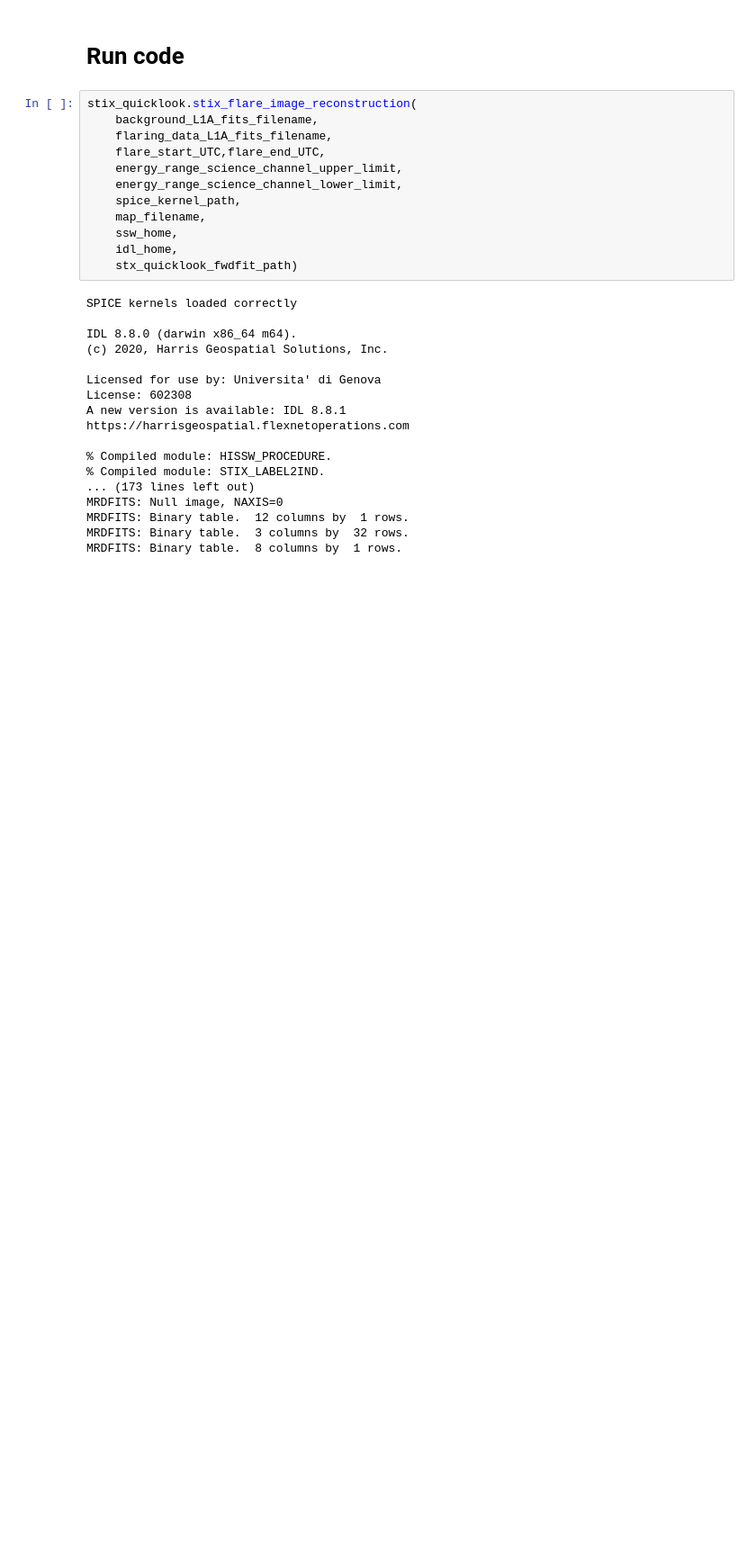
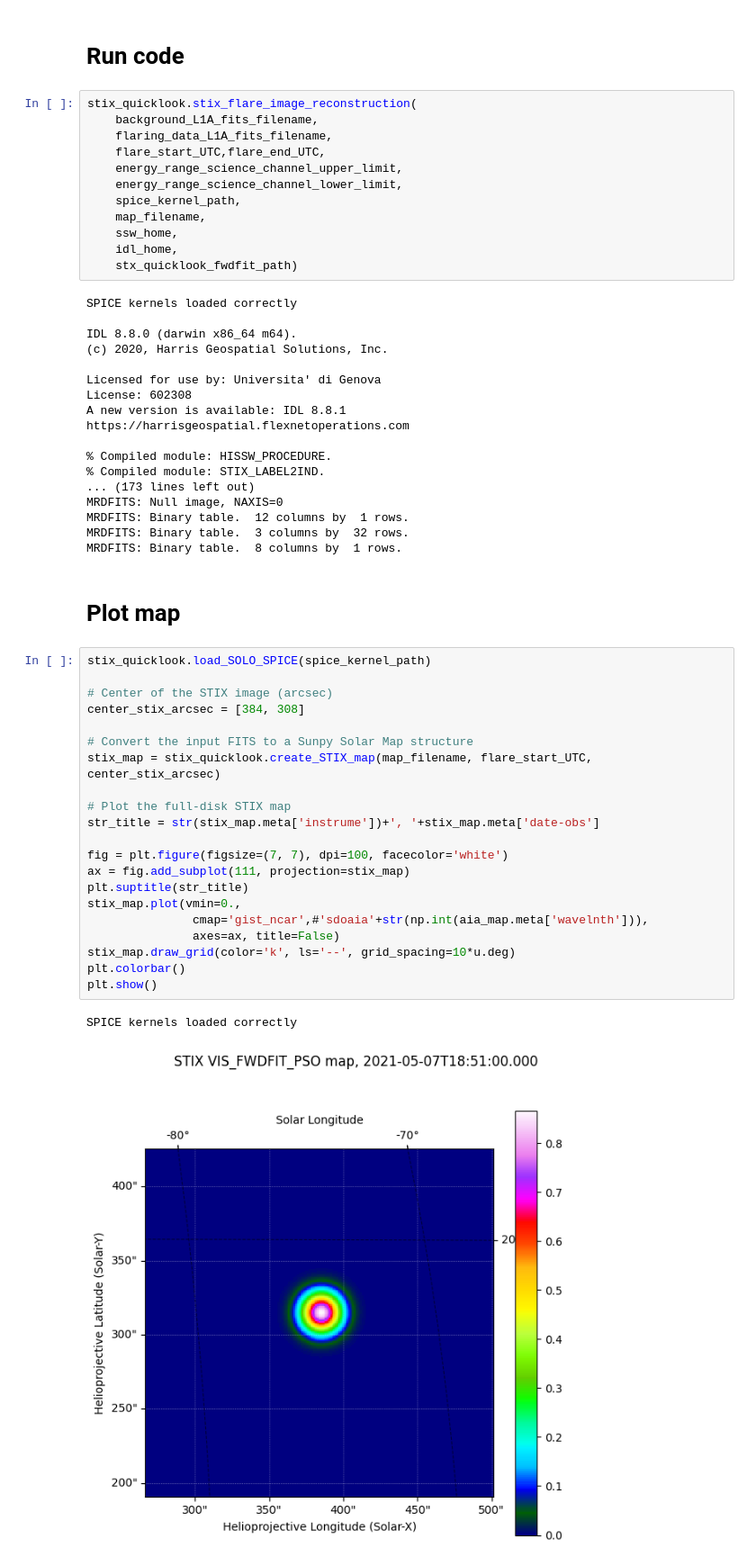
Before and after one commit to paolomassa/stix_quicklook_images, a Jupyter notebook: example_wrapper.ipynb, the cells around one changed output. Shown at 90% size. Cells and saved outputs as stored; diff of their text form; blank space fills up the shorter version.

Commit message:
Added plot of the STIX map

```diff
--- a/example_wrapper.ipynb
+++ b/example_wrapper.ipynb
@@ -57,3 +59,29 @@ MRDFITS: Null image, NAXIS=0
 MRDFITS: Binary table.  12 columns by  1 rows.
 MRDFITS: Binary table.  3 columns by  32 rows.
 MRDFITS: Binary table.  8 columns by  1 rows.
+# %% [markdown]
+# Plot map
+# %%
+stix_quicklook.load_SOLO_SPICE(spice_kernel_path)
+
+# Center of the STIX image (arcsec)
+center_stix_arcsec = [384, 308]
+
+# Convert the input FITS to a Sunpy Solar Map structure
+stix_map = stix_quicklook.create_STIX_map(map_filename, flare_start_UTC, center_stix_arcsec)
+
+# Plot the full-disk STIX map
+str_title = str(stix_map.meta['instrume'])+', '+stix_map.meta['date-obs']
+
+fig = plt.figure(figsize=(7, 7), dpi=100, facecolor='white')
+ax = fig.add_subplot(111, projection=stix_map)
+plt.suptitle(str_title)
+stix_map.plot(vmin=0.,
+               cmap='gist_ncar',#'sdoaia'+str(np.int(aia_map.meta['wavelnth'])),
+               axes=ax, title=False)
+stix_map.draw_grid(color='k', ls='--', grid_spacing=10*u.deg)
+plt.colorbar()
+plt.show()
+# %% [output]
+SPICE kernels loaded correctly
+[figure, added]
```
Also changed, not shown: parts of 1 cell of this notebook, 1 other file.
